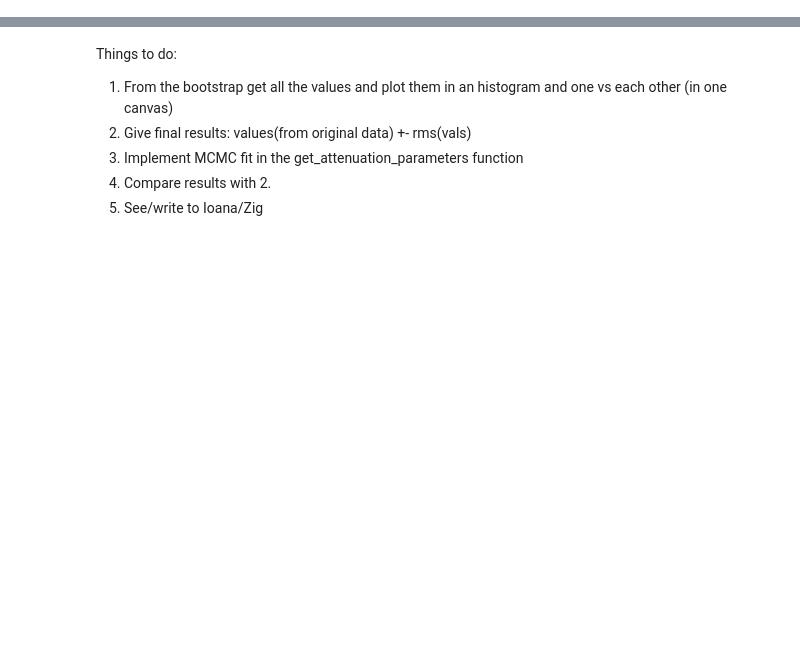
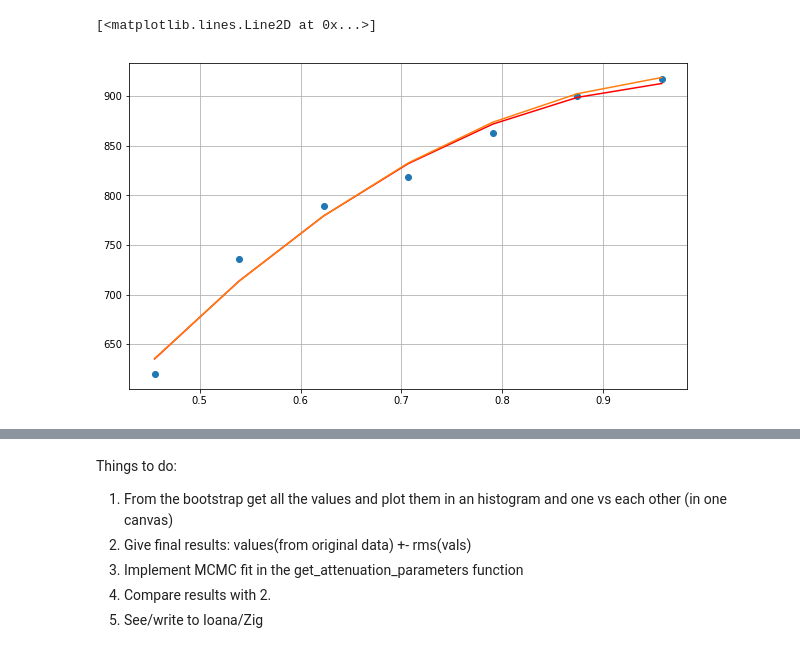
Before and after one commit to njohnsto/stage, a Jupyter notebook: Main.ipynb, the cells around one changed output, grey strips where cells are left out. Saved outputs shown, nothing was run; the diff lists cells and outputs as text; code cells hidden in the pictures; blank space fills up the shorter version.

```diff
--- a/Main.ipynb
+++ b/Main.ipynb
@@ -52,16 +75,19 @@ print(values)
 # %%
 fig2, ax2 =plt.subplots(figsize=(10,6))
 plt.grid()
 from simul_functions import get_s125
 a1=values[0]
 a2=values[1]
 a3=values[2]
 y=get_s125(bins2, a1,a2,a3)
 y2=get_s125(bins2, alpha, beta, a3)
 
 ax2.plot(bins2, s125_fit, lw=0, marker='o')
-ax2.plot(bins2,y)
+ax2.plot(bins2,y, color="r")
 ax2.plot(bins2,y2)
+# %% [output]
+[<matplotlib.lines.Line2D at 0x...>]
+[figure, added]
 # %%
 #groups = dict(list(data))
 #print(groups)
```
Also changed, not shown: parts of 8 cells of this notebook, 1 other file.
